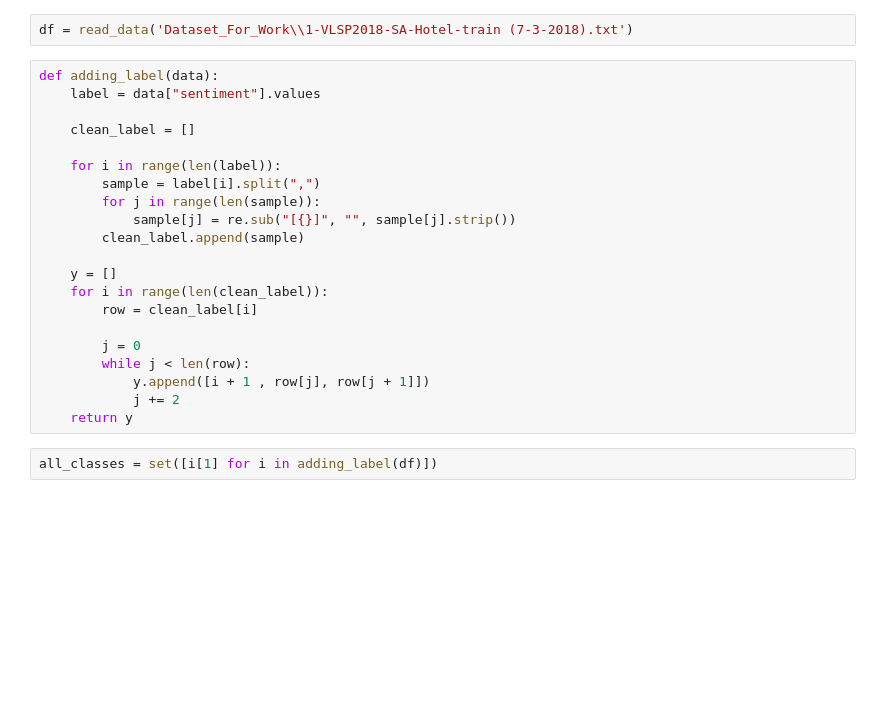
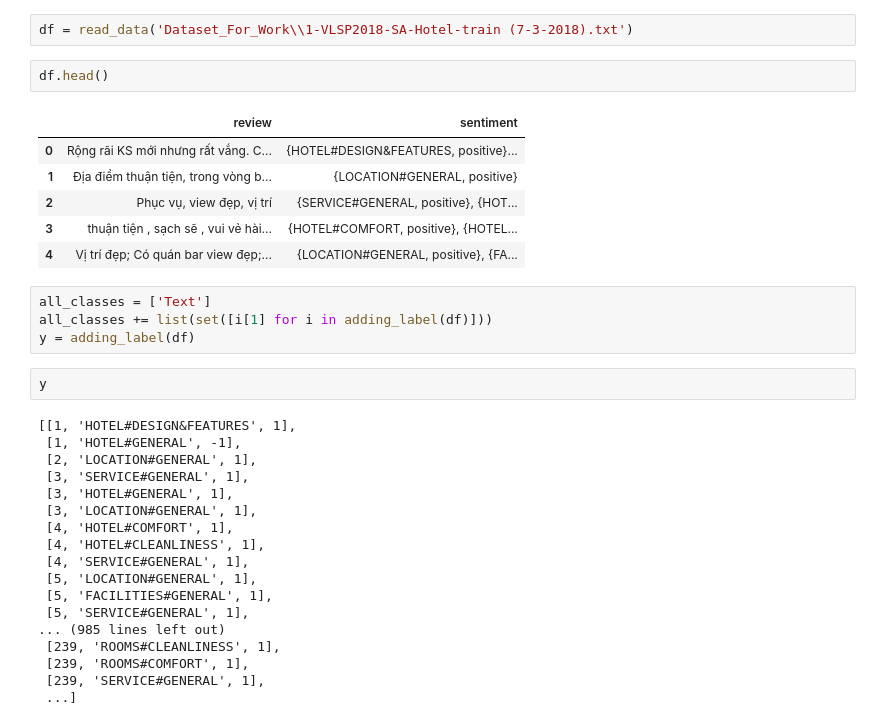
Before and after one commit to garnalam/Sentiment_Classification, a Jupyter notebook: Restaurant_Hotel_Review_Sentiment_Classification/preprocessing.ipynb, the cells around one changed output. Drawn from its saved outputs; the diff is of its cells as text; blank space fills up the shorter version.

```diff
--- a/Restaurant_Hotel_Review_Sentiment_Classification/preprocessing.ipynb
+++ b/Restaurant_Hotel_Review_Sentiment_Classification/preprocessing.ipynb
@@ -19,28 +48,38 @@ def read_data(path):
 # %%
 df = read_data('Dataset_For_Work\\1-VLSP2018-SA-Hotel-train (7-3-2018).txt')
-# %%
-def adding_label(data):
-    label = data["sentiment"].values
-
-    clean_label = []
-
-    for i in range(len(label)):
-        sample = label[i].split(",")
-        for j in range(len(sample)):
-            sample[j] = re.sub("[{}]", "", sample[j].strip())
-        clean_label.append(sample)
-
-    y = []
-    for i in range(len(clean_label)):
-        row = clean_label[i]
-
-        j = 0
-        while j < len(row):
-            y.append([i + 1 , row[j], row[j + 1]])
-            j += 2
-    return y
+# %%
+df.head()
+# %% [output]
+|  | review | sentiment |
+| 0 | Rộng rãi KS mới nhưng rất vắng. C... | {HOTEL#DESIGN&FEATURES, positive}... |
+| 1 | Địa điểm thuận tiện, trong vòng b... | {LOCATION#GENERAL, positive} |
+| 2 | Phục vụ, view đẹp, vị trí | {SERVICE#GENERAL, positive}, {HOT... |
+| 3 | thuận tiện , sạch sẽ , vui vẻ hài... | {HOTEL#COMFORT, positive}, {HOTEL... |
+| 4 | Vị trí đẹp; Có quán bar view đẹp;... | {LOCATION#GENERAL, positive}, {FA... |
 # %%
-all_classes = set([i[1] for i in adding_label(df)])
+all_classes = ['Text']
+all_classes += list(set([i[1] for i in adding_label(df)]))
+y = adding_label(df)
+# %%
+y
+# %% [output]
+[[1, 'HOTEL#DESIGN&FEATURES', 1],
+ [1, 'HOTEL#GENERAL', -1],
+ [2, 'LOCATION#GENERAL', 1],
+ [3, 'SERVICE#GENERAL', 1],
+ [3, 'HOTEL#GENERAL', 1],
+ [3, 'LOCATION#GENERAL', 1],
+ [4, 'HOTEL#COMFORT', 1],
+ [4, 'HOTEL#CLEANLINESS', 1],
+ [4, 'SERVICE#GENERAL', 1],
+ [5, 'LOCATION#GENERAL', 1],
+ [5, 'FACILITIES#GENERAL', 1],
+ [5, 'SERVICE#GENERAL', 1],
+... (985 lines left out)
+ [239, 'ROOMS#CLEANLINESS', 1],
+ [239, 'ROOMS#COMFORT', 1],
+ [239, 'SERVICE#GENERAL', 1],
+ ...]
 # %%
 all_classes
 # %% [output]
```
Also changed, not shown: parts of 7 cells of this notebook.
